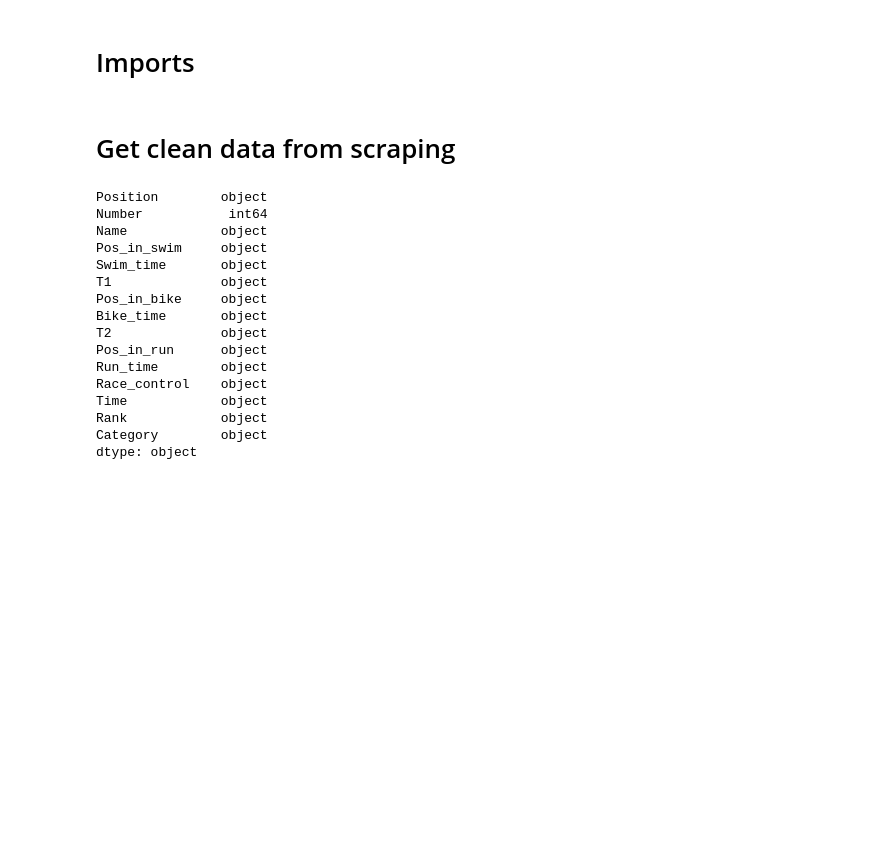
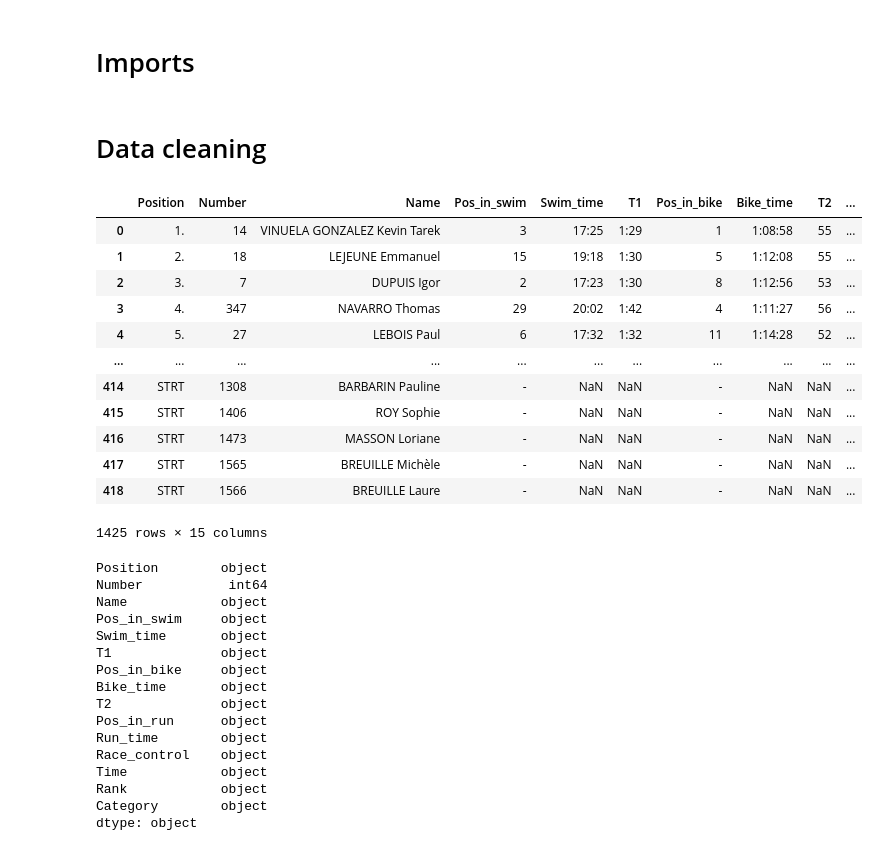
Before and after one commit to eginoux/triathlon-scrapping, a Jupyter notebook: notebooks/M_analysis.ipynb, the cells around one changed output. Drawn from its saved outputs; the diff is of its cells as text; code cells hidden in the pictures; blank space fills up the shorter version.

Commit message:
Rearrange data

```diff
--- a/notebooks/M_analysis.ipynb
+++ b/notebooks/M_analysis.ipynb
@@ -5,14 +5,33 @@ import pandas as pd
 import numpy as np
 import matplotlib.pyplot as plt
 import seaborn as sns
-# %% [markdown]
-# Get clean data from scraping
+# %% [markdown]
+# Data cleaning
 # %%
 # Create data frames from files
 men_dataframe = pd.read_csv("../data/medium_men_results.csv")
 women_dataframe = pd.read_csv("../data/medium_women_results.csv")
+# %%
+# Clean any duplicated rows
+men_dataframe.drop_duplicates(inplace=True)
+women_dataframe.drop_duplicates(inplace=True)
 # %%
 # Concatenate data frames
-dataframe = pd.concat([men_dataframe, women_dataframe])
+df = pd.concat([men_dataframe, women_dataframe])
+df
+# %% [output]
+|  | Position | Number | Name | Pos_in_swim | Swim_time | T1 | Pos_in_bike | Bike_time | T2 | ... |
+| 0 | 1. | 14 | VINUELA GONZALEZ Kevin Tarek | 3 | 17:25 | 1:29 | 1 | 1:08:58 | 55 | ... |
+| 1 | 2. | 18 | LEJEUNE Emmanuel | 15 | 19:18 | 1:30 | 5 | 1:12:08 | 55 | ... |
+| 2 | 3. | 7 | DUPUIS Igor | 2 | 17:23 | 1:30 | 8 | 1:12:56 | 53 | ... |
+| 3 | 4. | 347 | NAVARRO Thomas | 29 | 20:02 | 1:42 | 4 | 1:11:27 | 56 | ... |
+| 4 | 5. | 27 | LEBOIS Paul | 6 | 17:32 | 1:32 | 11 | 1:14:28 | 52 | ... |
+| ... | ... | ... | ... | ... | ... | ... | ... | ... | ... | ... |
+| 414 | STRT | 1308 | BARBARIN Pauline | - | NaN | NaN | - | NaN | NaN | ... |
+| 415 | STRT | 1406 | ROY Sophie | - | NaN | NaN | - | NaN | NaN | ... |
+| 416 | STRT | 1473 | MASSON Loriane | - | NaN | NaN | - | NaN | NaN | ... |
+| 417 | STRT | 1565 | BREUILLE Michèle | - | NaN | NaN | - | NaN | NaN | ... |
+| 418 | STRT | 1566 | BREUILLE Laure | - | NaN | NaN | - | NaN | NaN | ... |
+1425 rows × 15 columns
 # %%
 # Drop Did Not Finish (DNF) and non starting (STRT) rows
```
Also changed, not shown: parts of 18 cells of this notebook.
